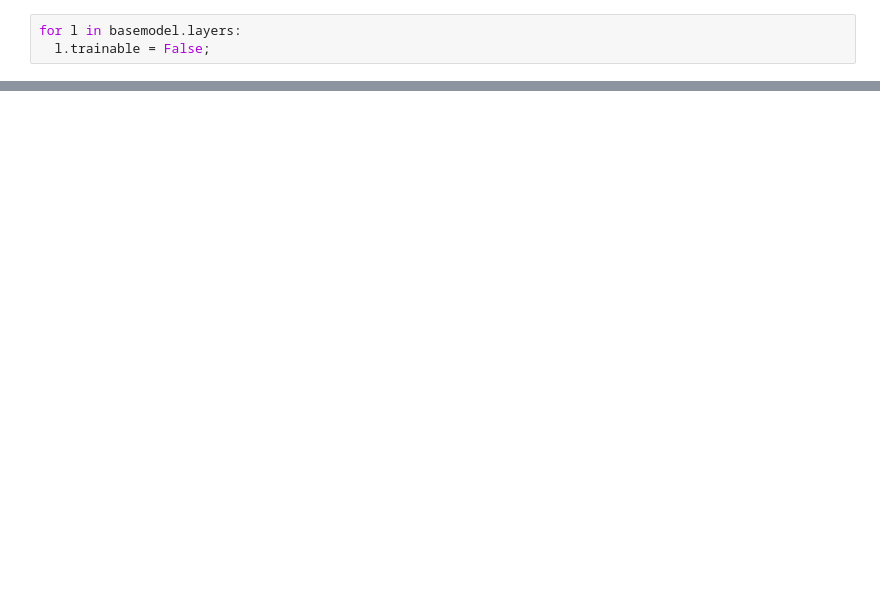
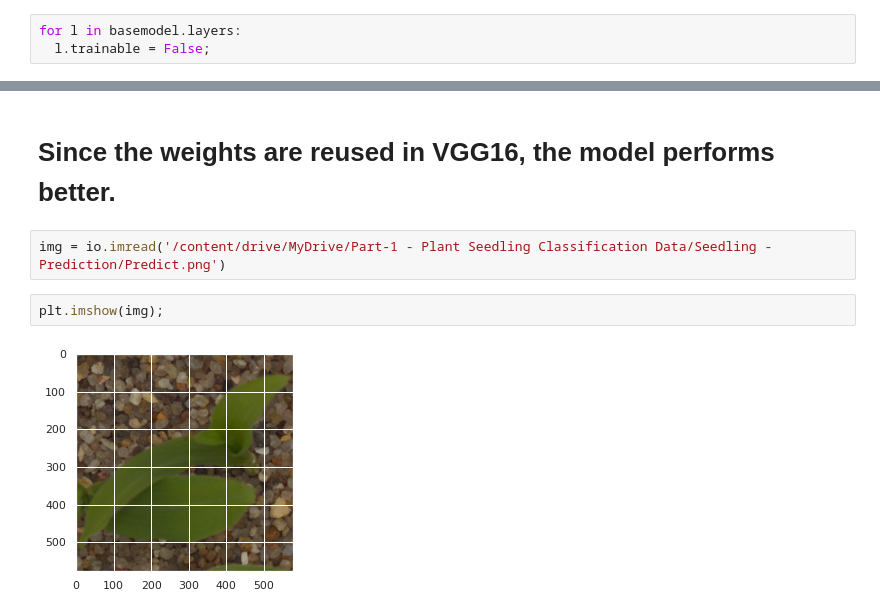
Before and after one commit to nandhukumar86/AIML-Practice, a Jupyter notebook: CNN_Project_1.ipynb, the cells around one changed output, grey strips where cells are left out. Cells and saved outputs as stored; diff of their text form; blank space fills up the shorter version.

```diff
--- a/CNN_Project_1.ipynb
+++ b/CNN_Project_1.ipynb
@@ -286,0 +320,8 @@ dbfile.close()
+# %% [markdown]
+# Since the weights are reused in VGG16, the model performs better.
+# %%
+img = io.imread('/content/drive/MyDrive/Part-1 - Plant Seedling Classification Data/Seedling - Prediction/Predict.png')
+# %%
+plt.imshow(img);
+# %% [output]
+[figure, added]
```
Also changed, not shown: parts of 37 cells of this notebook.
